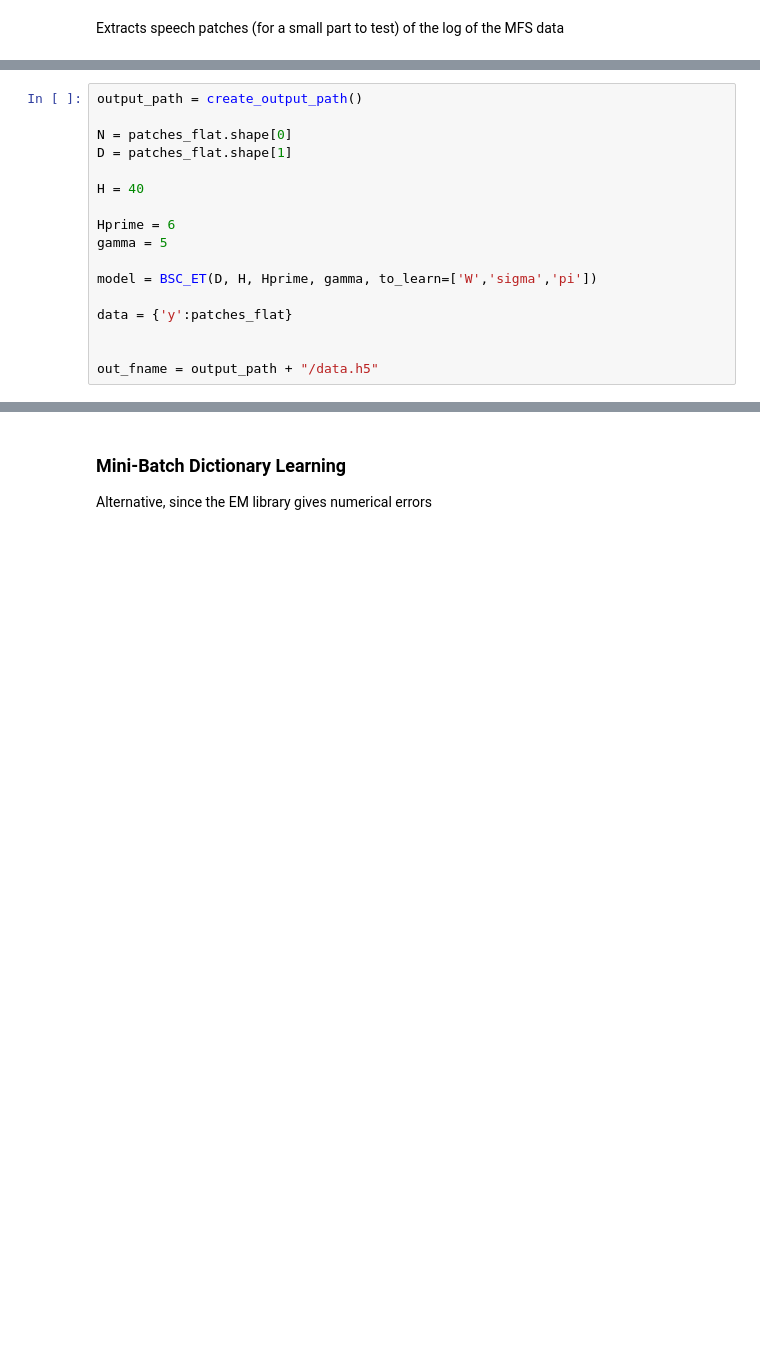
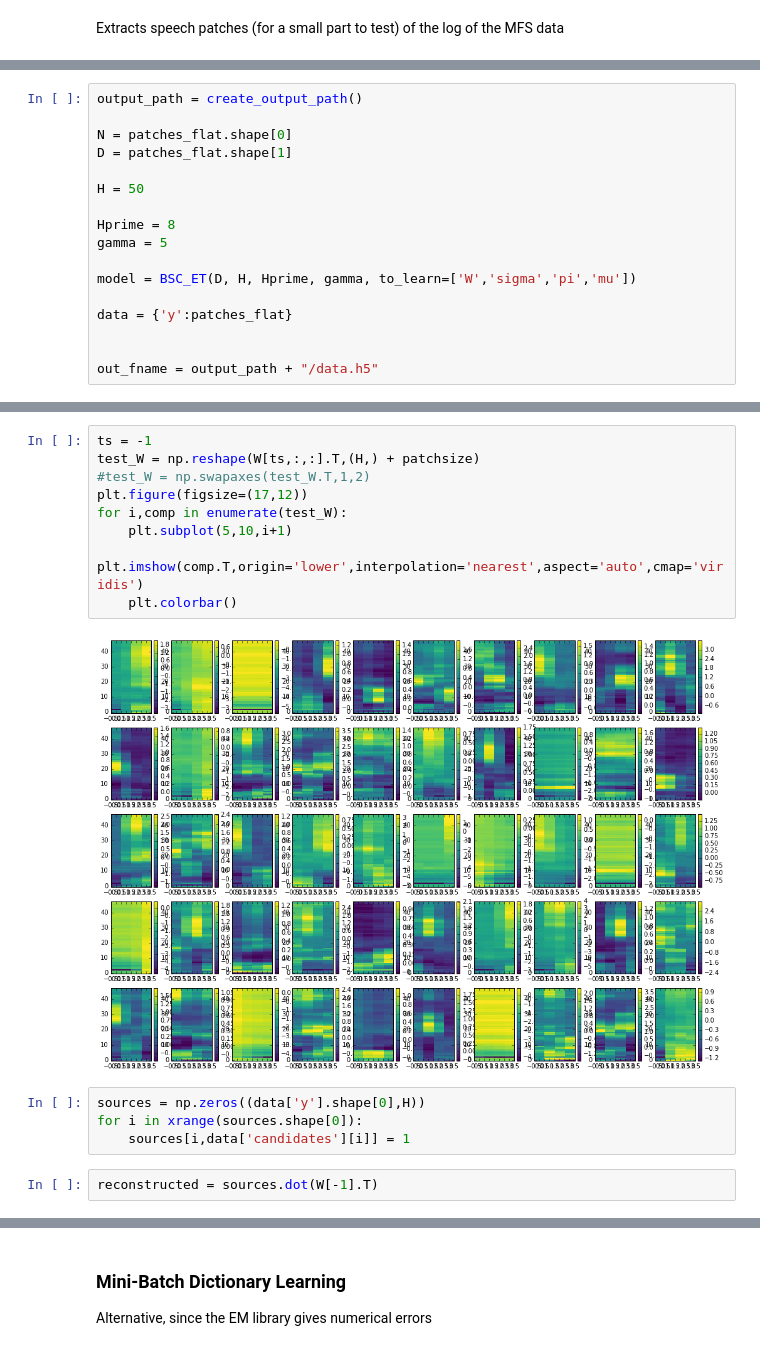
Before and after one commit to mjboos/auditoryBSC, a Jupyter notebook: AuditoryBSC.ipynb, the cells around one changed output, grey strips where cells are left out. Drawn from its saved outputs; the diff is of its cells as text; blank space fills up the shorter version.

```diff
--- a/AuditoryBSC.ipynb
+++ b/AuditoryBSC.ipynb
@@ -61,12 +72,12 @@ output_path = create_output_path()
 N = patches_flat.shape[0]
 D = patches_flat.shape[1]
 
-H = 40
+H = 50
 
-Hprime = 6
+Hprime = 8
 gamma = 5
 
-model = BSC_ET(D, H, Hprime, gamma, to_learn=['W','sigma','pi'])
+model = BSC_ET(D, H, Hprime, gamma, to_learn=['W','sigma','pi','mu'])
 
 data = {'y':patches_flat}
 
@@ -113,0 +161,17 @@ FloatingPointError: underflow encountered in exp
+# %%
+ts = -1
+test_W = np.reshape(W[ts,:,:].T,(H,) + patchsize)
+#test_W = np.swapaxes(test_W.T,1,2)
+plt.figure(figsize=(17,12))
+for i,comp in enumerate(test_W):
+    plt.subplot(5,10,i+1)
+    plt.imshow(comp.T,origin='lower',interpolation='nearest',aspect='auto',cmap='viridis')
+    plt.colorbar()
+# %% [output]
+[figure, added]
+# %%
+sources = np.zeros((data['y'].shape[0],H))
+for i in xrange(sources.shape[0]):
+    sources[i,data['candidates'][i]] = 1
+# %%
+reconstructed = sources.dot(W[-1].T)
```
Also changed, not shown: parts of 18 cells of this notebook, 10 other files.
